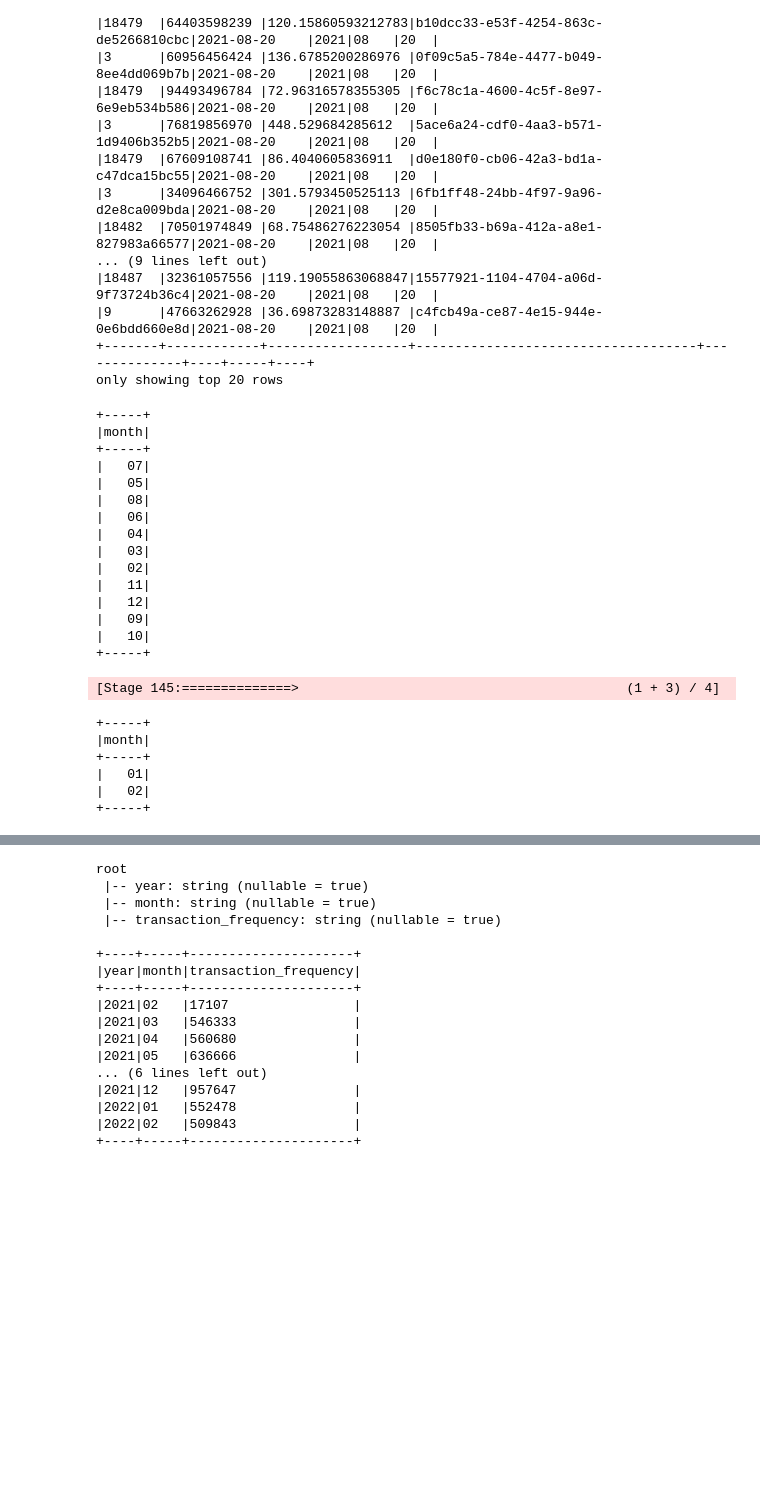
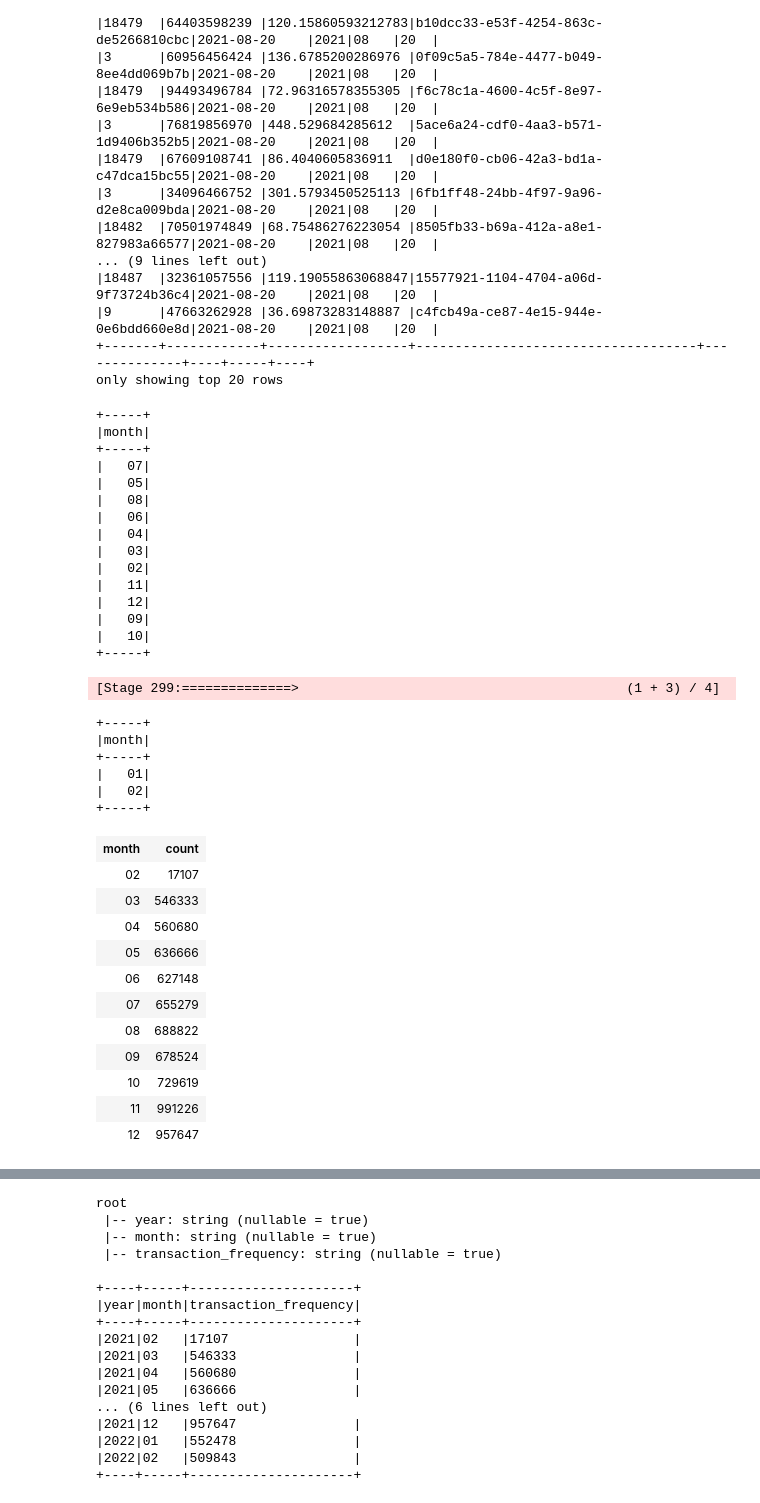
Before and after one commit to MAST30034-Applied-Data-Science/generic-buy-now-pay-later-project-group-11, a Jupyter notebook: notebooks/demographic_analysis.ipynb, the cells around one changed output, grey strips where cells are left out. Saved outputs shown, nothing was run; the diff lists cells and outputs as text; code cells hidden in the pictures; blank space fills up the shorter version.

```diff
--- a/notebooks/demographic_analysis.ipynb
+++ b/notebooks/demographic_analysis.ipynb
@@ -8,8 +8,8 @@ spark = (
     .config("spark.sql.repl.eagerEval.enabled", True)
     .config("spark.sql.parquet.cacheMetadata", "true")
     .config("spark.sql.session.timeZone", "Etc/UTC")
-    .config("spark.driver.memory", "4g")
-    .config("spark.executor.memory", "8g")
+    .config("spark.driver.memory", "20g")
+    .config("spark.executor.memory", "20g")
     .getOrCreate()
 )
 # %% [output]
@@ -257,7 +276,7 @@ tx_2022.select('month').distinct().show()
 |   09|
 |   10|
 +-----+
-[Stage 145:==============>                                          (1 + 3) / 4]
+[Stage 299:==============>                                          (1 + 3) / 4]
 +-----+
 |month|
 +-----+
@@ -280,2 +286,19 @@ tx_12_2021 = tx_2021.select('month').where(tx_2021.month == 12).count()
+# %%
+# Count transactions monthly for year '2021'
+tx_2021_new = tx_2021.groupBy('month').count().sort('month')
+tx_2021_new
+# %% [output]
+| month | count |
+| 02 | 17107 |
+| 03 | 546333 |
+| 04 | 560680 |
+| 05 | 636666 |
+| 06 | 627148 |
+| 07 | 655279 |
+| 08 | 688822 |
+| 09 | 678524 |
+| 10 | 729619 |
+| 11 | 991226 |
+| 12 | 957647 |
 # %%
 # Count transactions monthly for year '2022'
```
Also changed, not shown: parts of 21 cells of this notebook.
